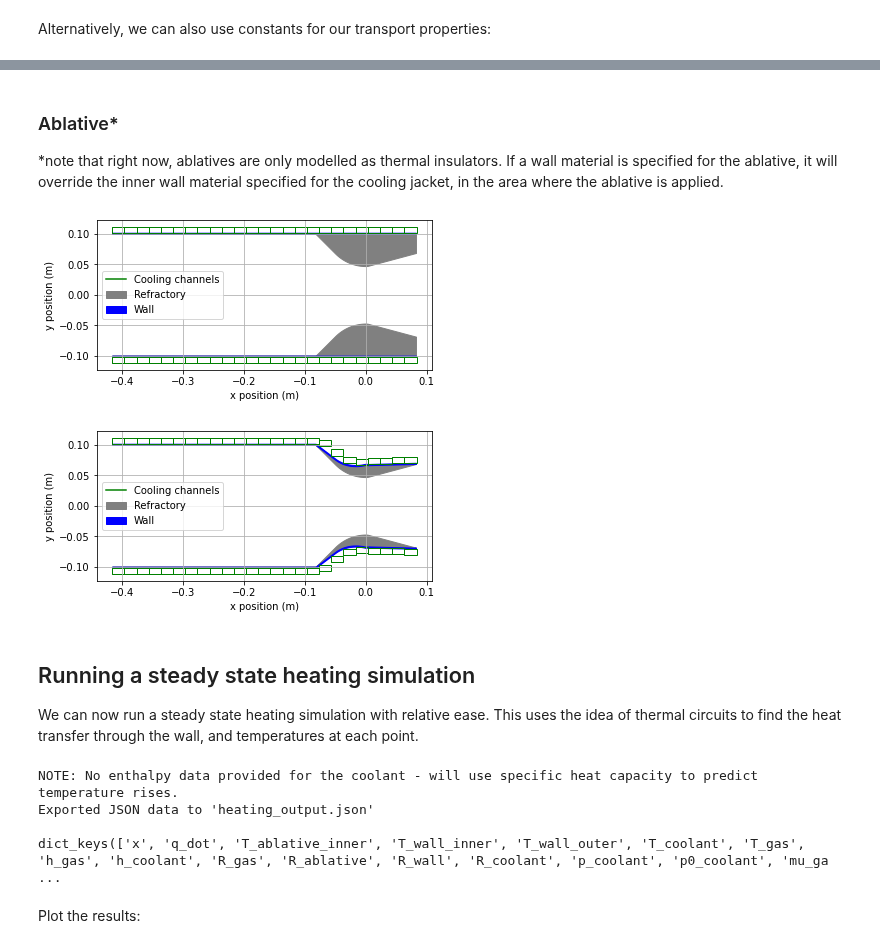
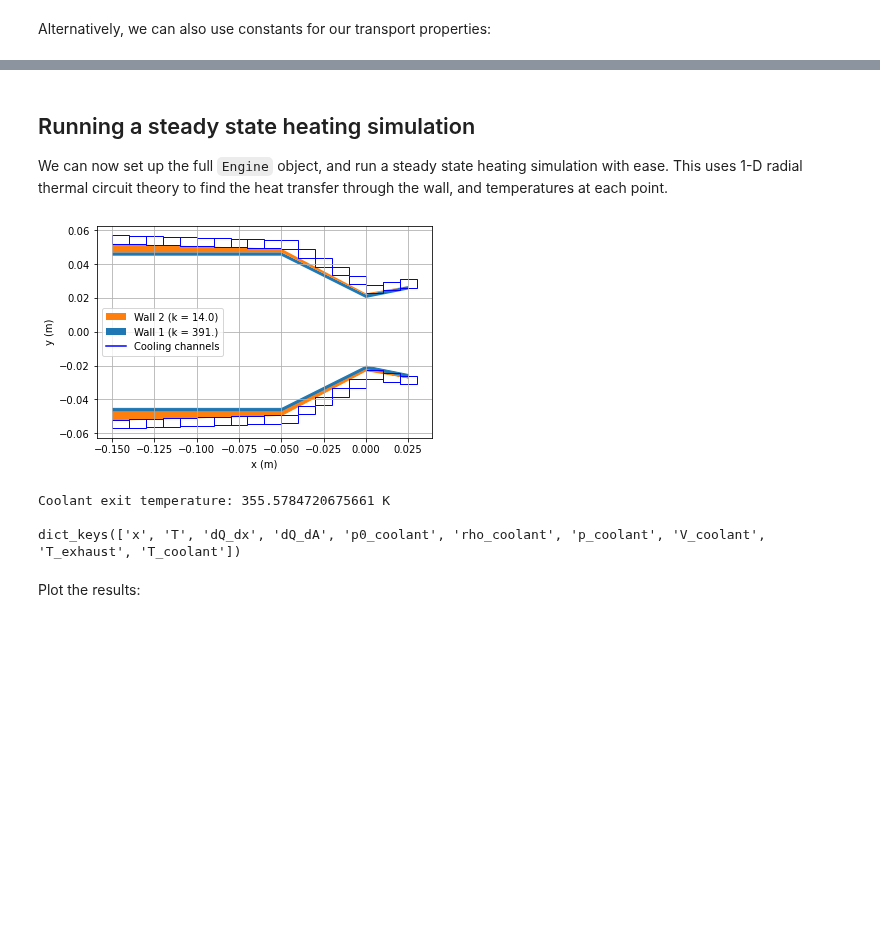
Before and after one commit to cuspaceflight/bamboo, a Jupyter notebook: Introduction to Bamboo.ipynb, the cells around one changed output, grey strips where cells are left out. Cells and saved outputs as stored; diff of their text form; code cells hidden in the pictures; blank space fills up the shorter version.

```diff
--- a/Introduction to Bamboo.ipynb
+++ b/Introduction to Bamboo.ipynb
@@ -238,0 +162,10 @@ engine.add_geometry(chamber_length = chamber_length,
+# %%
+copper = bam.Material(E = 117e9, poisson = 0.34, alpha = 16.9e-6, k = 391.2)
+stainless_steel = bam.Material(E = 193e9, poisson = 0.29, alpha = 16e-6, k = 14.0)
+
+def variable_thickness(x):
+    fraction = (x - xs[0]) / (xs[-1] - xs[0])
+    return 5e-3 * (1 - fraction)
+
+inner_wall = bam.Wall(material = copper, thickness = 2e-3)
+outer_wall = bam.Wall(material = stainless_steel, thickness = variable_thickness)   # Thickness that decreases with increasing x
@@ -265,52 +194,33 @@ plt.show()
-# %% [markdown]
-### Ablative*
-*note that right now, ablatives are only modelled as thermal insulators. If a wall material is specified for the ablative, it will override the inner wall material specified for the cooling jacket, in the area where the ablative is applied.
-# %%
-#Choose the material properties for our ablative
-ablative_material = bam.materials.Graphite
-
-#Note the 'regression_rate' value doesn't affect anything right now
-#By default the program will use an ablative along the whole engine,
-#and will fill up the gap between the nozzle contour and chamber radius with ablative
-engine.add_ablative(ablative_material,
-                    inner_wall_material)
-
-engine.plot_geometry()
-
-#We can also specify the thickness (which can be variable, just like for Engine.add_geometry()),
-#and the range of x values over which we want the ablative to be present
-
-#In this example we make the ablative only present in the nozzle, and make it thickest around the middle.
-engine.add_ablative(ablative_material,
-                    inner_wall_material,
-                    xs = [engine.geometry.x_chamber_end, engine.geometry.x_max],
-                    ablative_thickness = [0.0, 0.02, 0.0])
-
-engine.plot_geometry()
-plt.show()
-
-#(Replace the ablative with the 1st version - this is the one we'll analyse later)
-engine.add_ablative(ablative_material,
-                    inner_wall_material)
-# %% [output]
-[figure, removed]
-[figure, removed]
 # %% [markdown]
 ## Running a steady state heating simulation
 
-We can now run a steady state heating simulation with relative ease. This uses the idea of thermal circuits to find the heat transfer through the wall, and temperatures at each point.
+We can now set up the full `Engine` object, and run a steady state heating simulation with ease. This uses 1-D radial thermal circuit theory to find the heat transfer through the wall, and temperatures at each point.
 # %%
-#Run the heating analysis - see the documentation for details on the various arguments.
-cooling_data = engine.steady_heating_analysis(h_gas_model = "bartz-sigma", h_coolant_model = "sieder-tate")
+engine = bam.Engine(perfect_gas = perfect_gas,
+                    chamber_conditions = chamber_conditions,
+                    geometry = geometry,
+                    exhaust_transport = exhaust_transport,
+                    cooling_jacket = cooling_jacket,
+                    walls = [inner_wall, outer_wall],
+                    coolant_convection = "gnielinski",
+                    exhaust_convection = "dittus-boelter")
 
-#Print of the keys so we can see what data is available
+engine.plot()
+bam.show()
+
+# Run the heating analysis - see the documentation for details on the various arguments.
+cooling_data = engine.steady_heating_analysis()
+
+print(f"Coolant exit temperature: {cooling_data['T_coolant'][-1]} K")
+
+# Print of the keys so we can see what data is available
 print("")
 print(cooling_data.keys())
 # %% [output]
+[figure, added]
-NOTE: No enthalpy data provided for the coolant - will use specific heat capacity to predict temperature rises.
-Exported JSON data to 'heating_output.json'
+Coolant exit temperature: 355.5784720675661 K
 
-dict_keys(['x', 'q_dot', 'T_ablative_inner', 'T_wall_inner', 'T_wall_outer', 'T_coolant', 'T_gas', 'h_gas', 'h_coolant', 'R_gas', 'R_ablative', 'R_wall', 'R_coolant', 'p_coolant', 'p0_coolant', 'mu_ga ...
+dict_keys(['x', 'T', 'dQ_dx', 'dQ_dA', 'p0_coolant', 'rho_coolant', 'p_coolant', 'V_coolant', 'T_exhaust', 'T_coolant'])
 # %% [markdown]
 Plot the results:
 # %%
```
Also changed, not shown: parts of 25 cells of this notebook, 8 other files.
